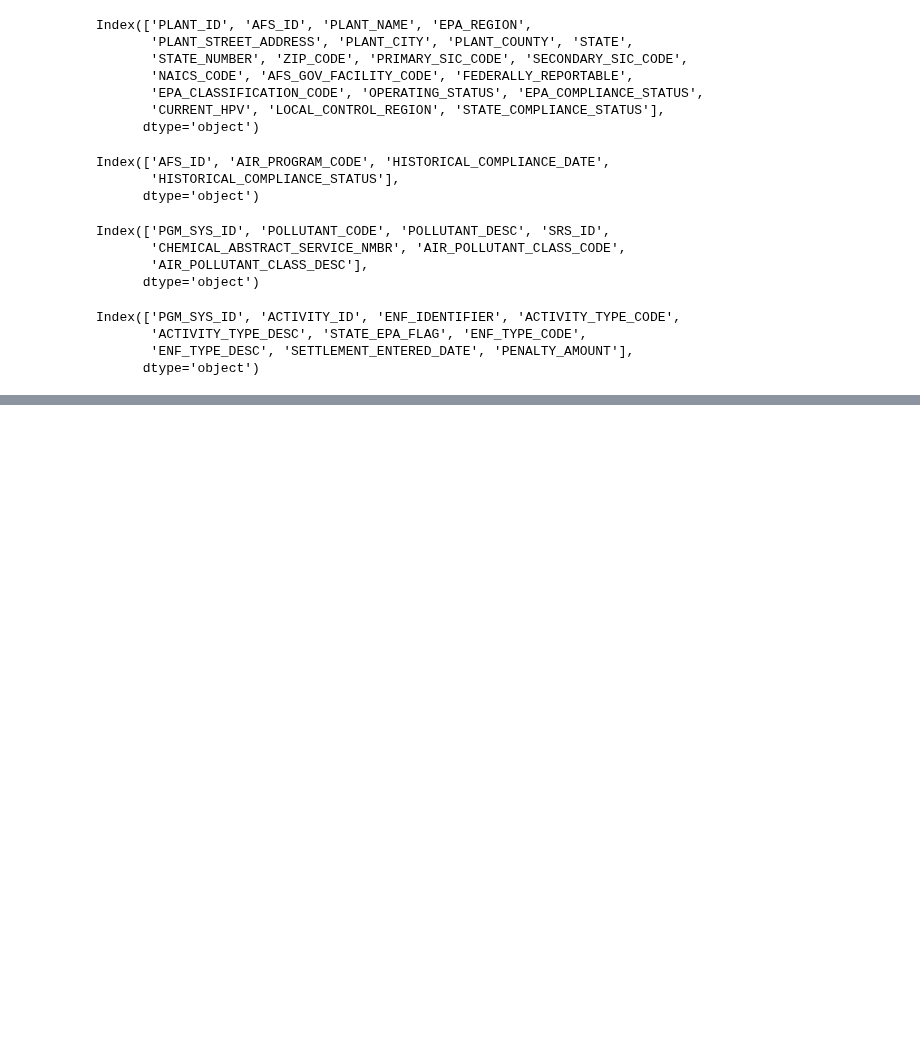
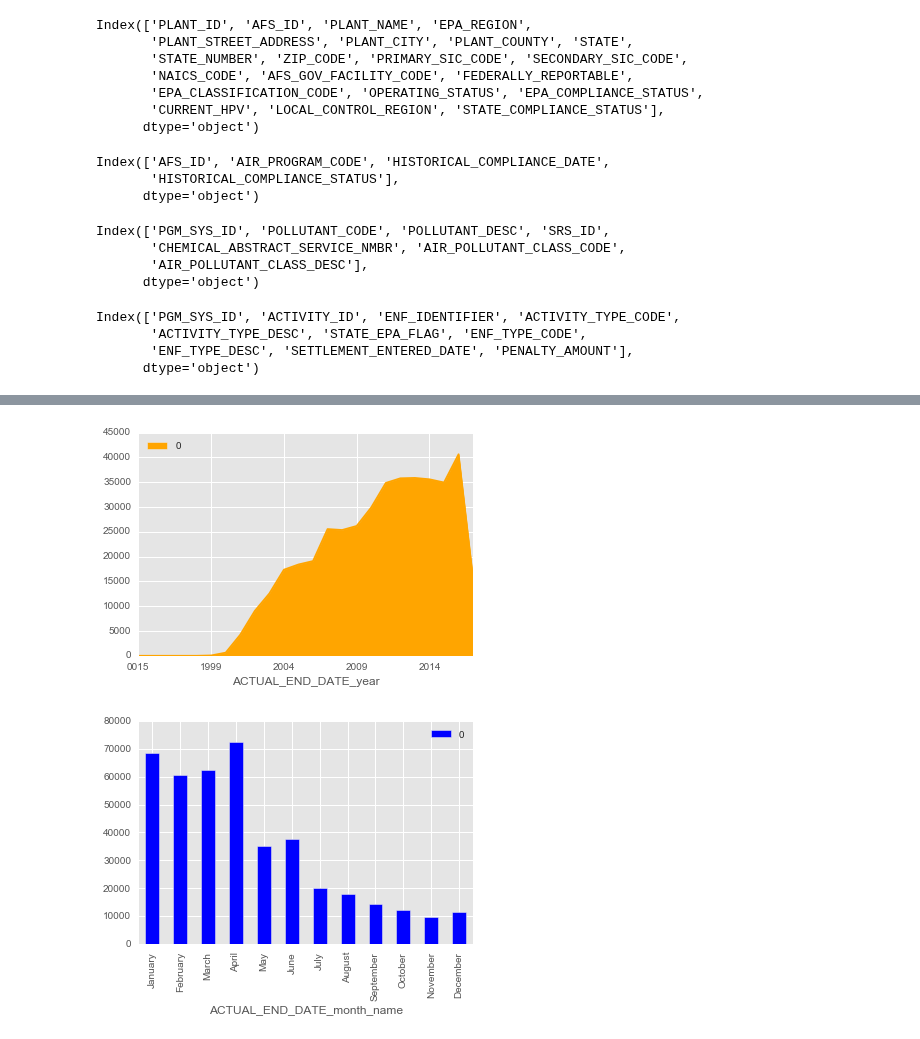
Before and after one commit to Aycrazy/ML_Project, a Jupyter notebook: ICIS_explore_2.ipynb, the cells around one changed output, grey strips where cells are left out. Drawn from its saved outputs; the diff is of its cells as text; code cells hidden in the pictures; blank space fills up the shorter version.

```diff
--- a/ICIS_explore_2.ipynb
+++ b/ICIS_explore_2.ipynb
@@ -268,0 +270,5 @@ df_violations_no_date_na.DAYS_TO_RESOLVE_INT.plot()
+# %%
+create_date_charts(titlev_certs_no_flag, date_types, actual_date)
+# %% [output]
+[figure, added]
+[figure, added]
```
Also changed, not shown: parts of 41 cells of this notebook, 2 other files.
